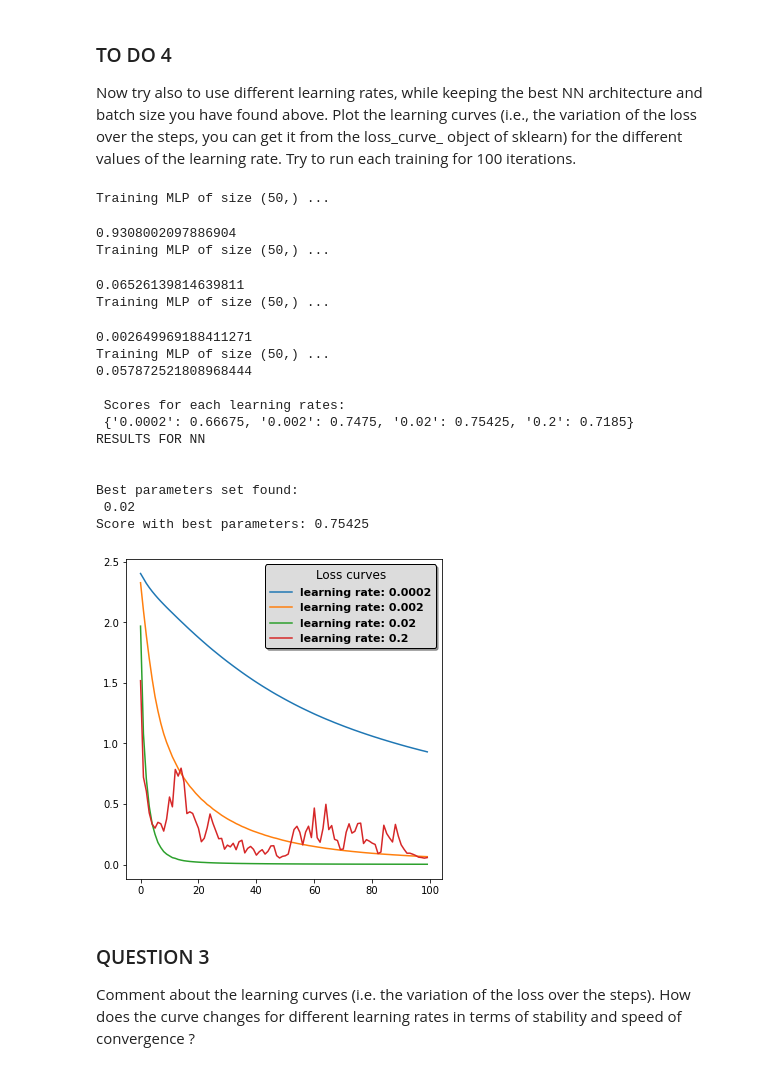
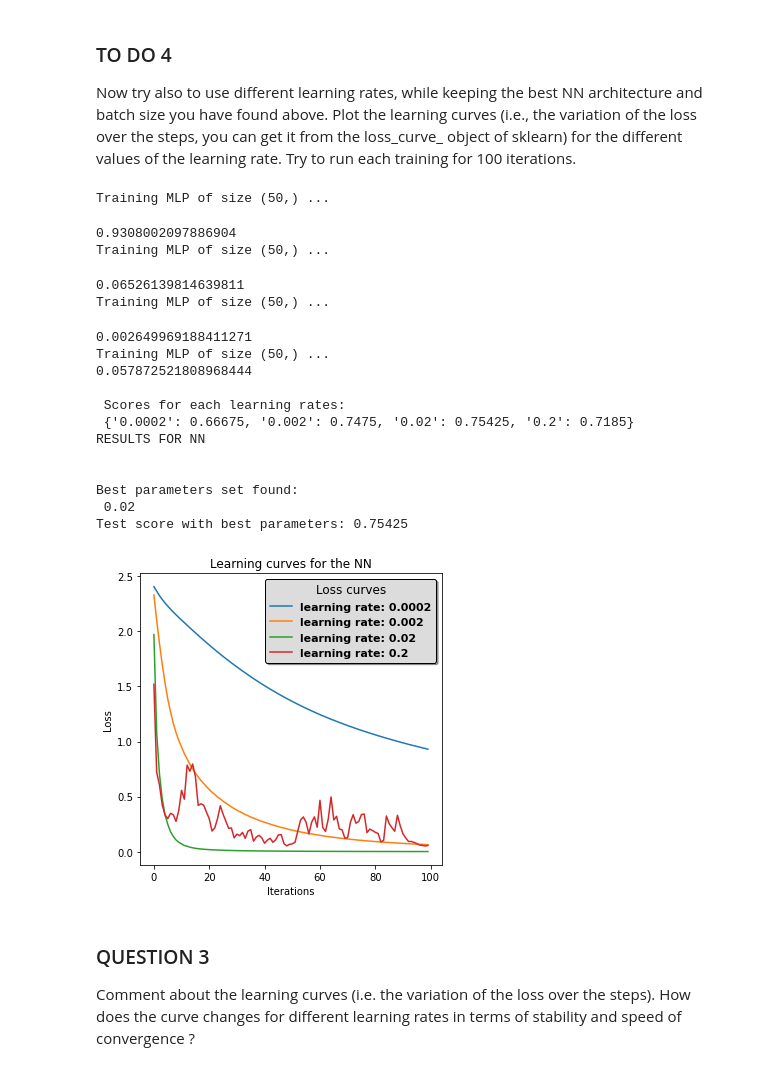
Before and after one commit to tommasoamico/machine_learning, a Jupyter notebook: lab3/LAB3_Characters_Classification_with_Neural_Networks.ipynb, the cells around one changed output. Cells and saved outputs as stored; diff of their text form; code cells hidden in the pictures.

```diff
--- a/lab3/LAB3_Characters_Classification_with_Neural_Networks.ipynb
+++ b/lab3/LAB3_Characters_Classification_with_Neural_Networks.ipynb
@@ -354,36 +354,39 @@ for lr in lr_list:
 # Here we define best_params the parameter with the lowest error at the end of the process, answering the
 # question though other things are taken into account for the choice of the best learning rate.
     if mlp.loss_curve_[-1] < min_loss:
         min_loss = mlp.loss_curve_[-1]
         best_param = lr
 ax.legend(shadow=True, framealpha=1, facecolor='gainsboro', edgecolor='black', prop={'size':'11', 'weight': 'bold'}, title='Loss curves', title_fontsize='large')
+ax.set_title('Learning curves for the NN')
+ax.set_ylabel('Loss')
+ax.set_xlabel('Iterations')
 fig.tight_layout()
 print('\n Scores for each learning rates:\n',scores)
 print ('RESULTS FOR NN\n'"\n")
 
 print("Best parameters set found: \n", best_param)
 
 
-print("Score with best parameters:", scores[f'{best_param}'], "\n")
+print("Test score with best parameters:", scores[f'{best_param}'], "\n")
 # %% [output]
 Training MLP of size (50,) ...
 0.9308002097886904
 Training MLP of size (50,) ...
 0.06526139814639811
 Training MLP of size (50,) ...
 0.002649969188411271
 Training MLP of size (50,) ...
 0.057872521808968444
 
  Scores for each learning rates:
  {'0.0002': 0.66675, '0.002': 0.7475, '0.02': 0.75425, '0.2': 0.7185}
 RESULTS FOR NN
 
 
 Best parameters set found:
  0.02
-Score with best parameters: 0.75425
+Test score with best parameters: 0.75425
-[figure, old version]
+[figure, new version]
 # %% [markdown]
 ### QUESTION 3
 
```
Also changed, not shown: parts of 11 cells of this notebook.
